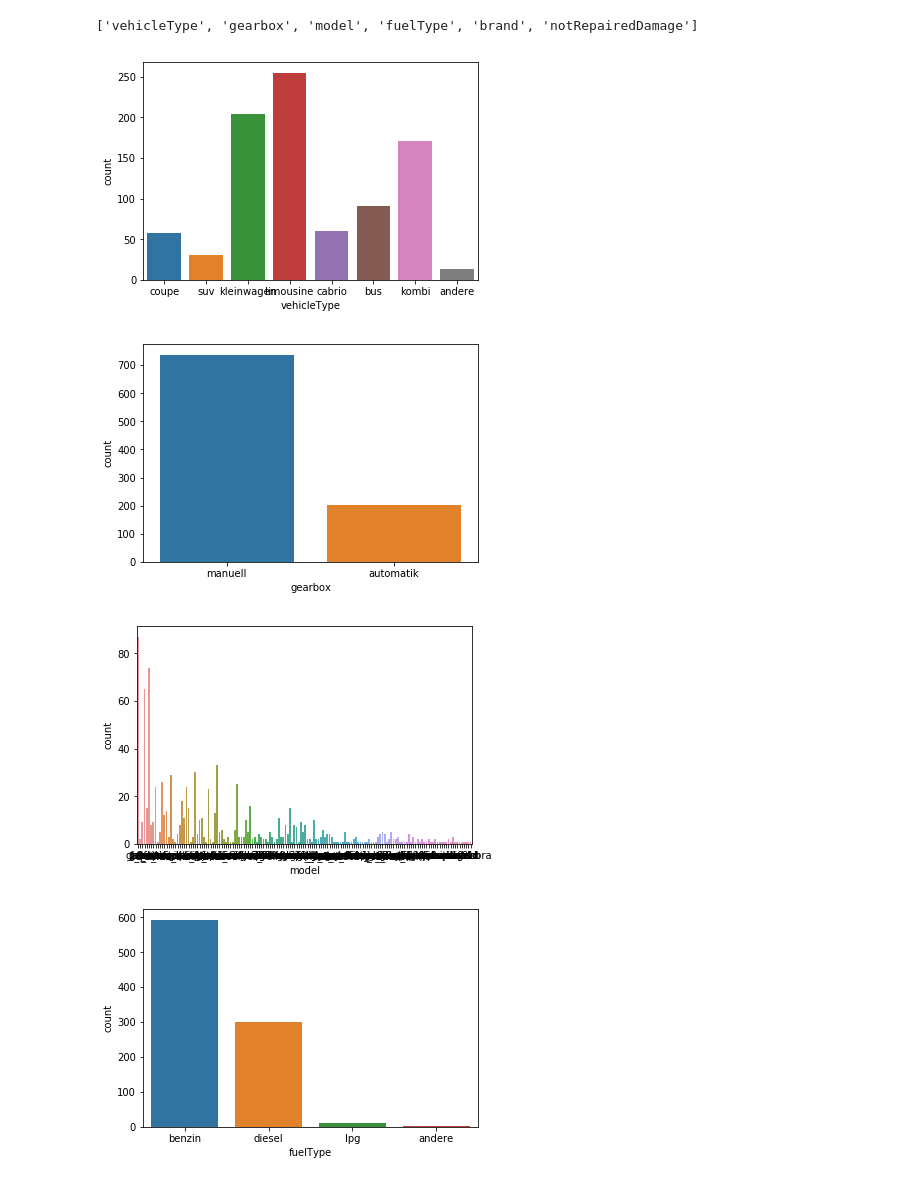
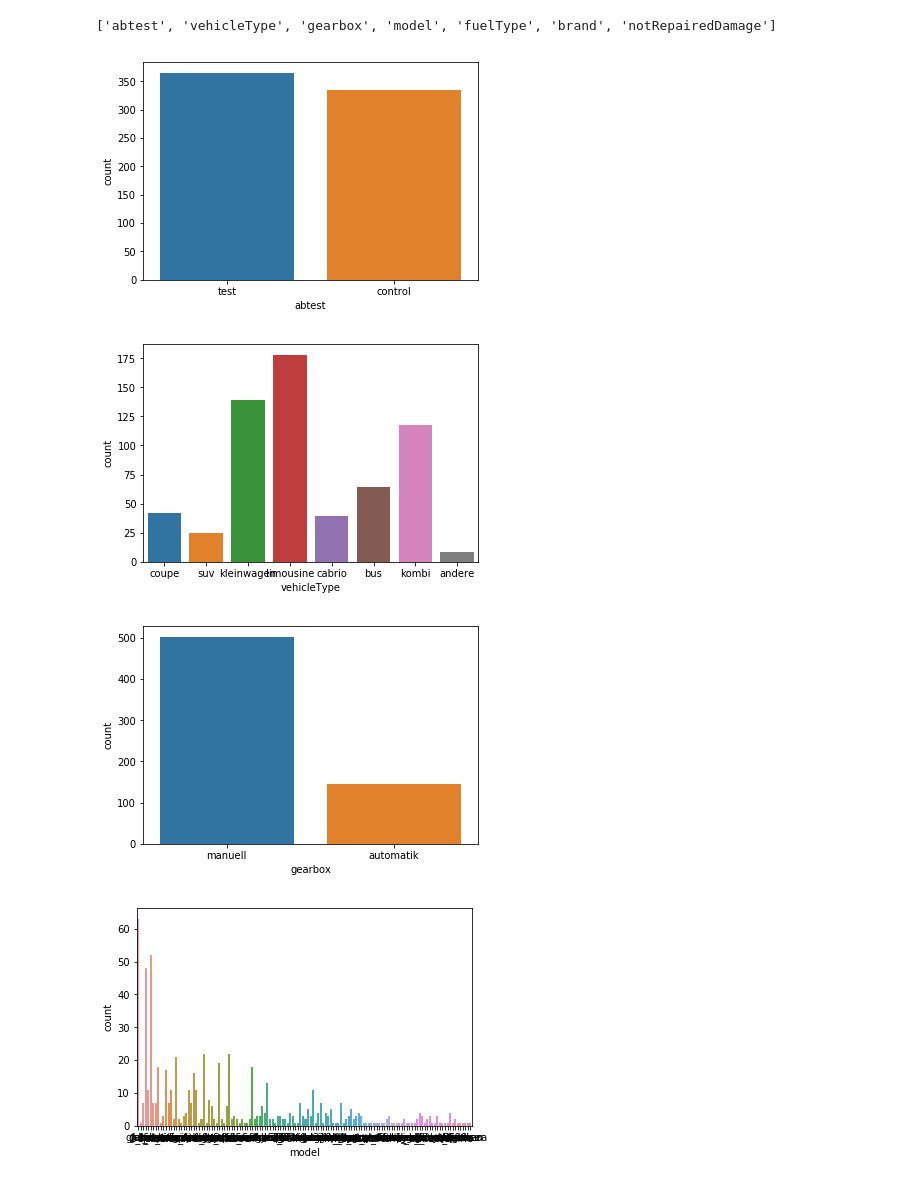
Before and after one commit to KimDoubleB/DS_Tutorials, a Jupyter notebook: Regression_Used_Car.ipynb, the cells around one changed output. Cells and saved outputs as stored; diff of their text form; code cells hidden in the pictures.

```diff
--- a/Regression_Used_Car.ipynb
+++ b/Regression_Used_Car.ipynb
@@ -14,11 +14,12 @@ import seaborn as sns
 
 # read data from csv file
 df = pd.read_csv('autos.csv', sep=',', header=0, encoding='cp1252')
-df = df.head(1000)
+df = df.head(700)
 
 # Check data information
 df.info()
 
+
 # Check data statistics
 df.describe()
 # %% [output]
@@ -51,26 +87,35 @@ memory usage: 156.3+ KB
 # %%
 
 # Restructuring -> Vertical Decomposition
 # drop low impact data on price
-df.drop(['seller', 'offerType', 'abtest', 'dateCrawled', 'nrOfPictures', 'lastSeen', 'postalCode', 'dateCreated'], axis='columns', inplace=True)
+# 1. 데이터가 대부분 하나의 값으로 수렴하는 경우 (seller, offerType, nrOfPictures)
+# 2. 목표인 가격을 예측하는 것과 생관없는 경우 (dateCrawled, lastSeen, dateCreated)
+# 3. 각기 다 다른 값을 가지는 경우 (name, postalCode)
+df.drop(['seller', 'offerType', 'nrOfPictures', 'dateCrawled', 'lastSeen', 'dateCreated', 'postalCode', 'name'], axis='columns', inplace=True)
 
 
 # Remove unusable data(redundant data)
-df = df.drop_duplicates(['name','price','vehicleType','yearOfRegistration'
+df = df.drop_duplicates(['price','vehicleType','yearOfRegistration'
                          ,'gearbox','powerPS','model','kilometer','monthOfRegistration','fuelType'
                          ,'notRepairedDamage'])
 
 
 
 category_feature = [col for col in df.columns if df[col].dtypes == 'object' and col != 'name']
 print(category_feature)
 
 for col in category_feature:
     sns.countplot(x = col, data = df)
     plt.show()
+
+'''
+카테고리 데이터들의 히스토그램을 볼 수 있었다.
+gearbox와 notRepairedDamage의 경우, 값이 한쪽으로 많이 쏠려있었다.
+fuelType의 경우에도 다른 값에 비해 너무 적은 데이터들이 존재했다.
+'''
 # %% [output]
-['vehicleType', 'gearbox', 'model', 'fuelType', 'brand', 'notRepairedDamage']
+['abtest', 'vehicleType', 'gearbox', 'model', 'fuelType', 'brand', 'notRepairedDamage']
-[figure, old version]
+[figure, new version]
-[figure, old version]
+[figure, new version]
-[figure, old version]
+[figure, new version]
-[figure, old version]
+[figure, new version]
```
Also changed, not shown: parts of 11 cells of this notebook.
